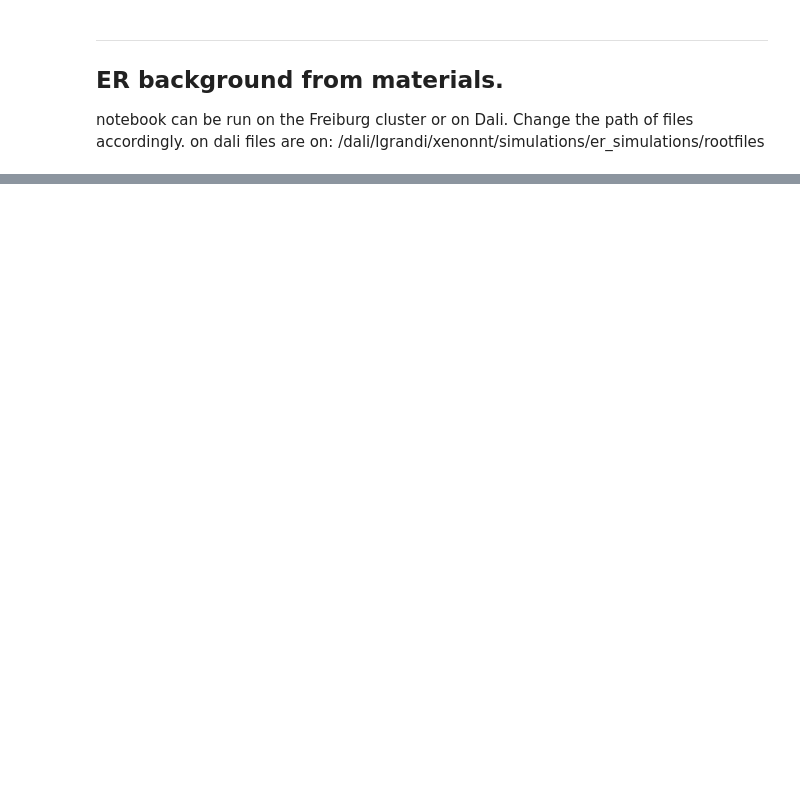
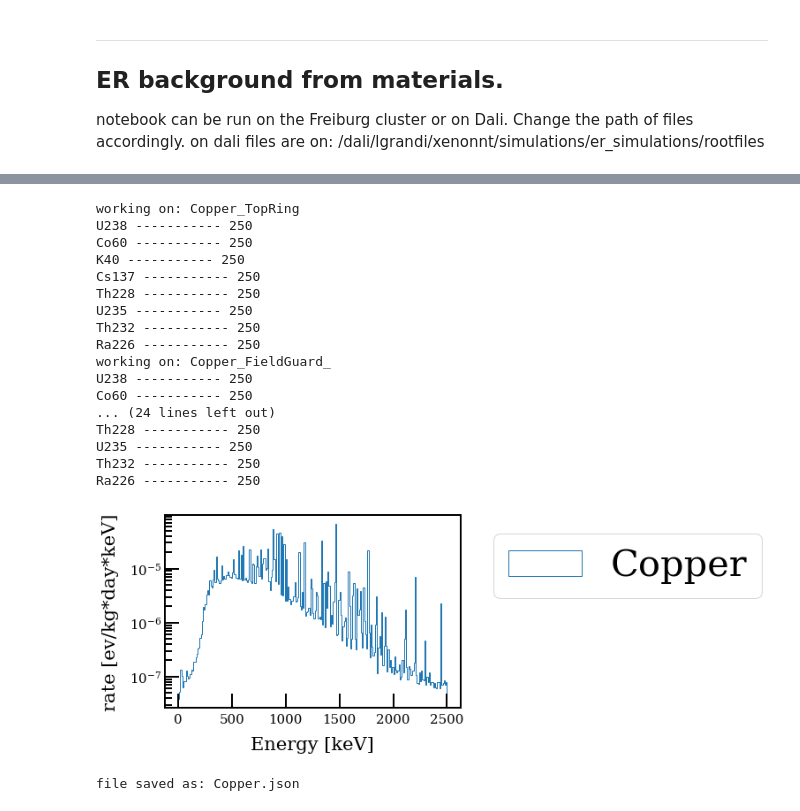
Before and after one commit to ariannarocchetti/MonteCarlo_ER, a Jupyter notebook: notebooks/analysis.ipynb, the cells around one changed output, grey strips where cells are left out. Saved outputs shown, nothing was run; the diff lists cells and outputs as text; code cells hidden in the pictures; blank space fills up the shorter version.

```diff
--- a/notebooks/analysis.ipynb
+++ b/notebooks/analysis.ipynb
@@ -284,13 +338,34 @@ make_spectrum(values, "Teflon")
 # %%
+
 #plot Copper
 components = [
-             "Copper_TopRing",
+             "Copper_TopRing", #OK
              "Copper_FieldGuard_",
              "Copper_FieldShaperRing_",
              "Copper_BottomPmtPlate"
              ]
-values, bins_plt = plot_total_contribution(500, 0, 2500 )
-make_spectrum(values, "Copper")
+values, bins_plt = plot_total_contribution(bins, min_val, max_val )
+make_spectrum(values, "Copper", bins, min_val, max_val)
+# %% [output]
+working on: Copper_TopRing
+U238 ----------- 250
+Co60 ----------- 250
+K40 ----------- 250
+Cs137 ----------- 250
+Th228 ----------- 250
+U235 ----------- 250
+Th232 ----------- 250
+Ra226 ----------- 250
+working on: Copper_FieldGuard_
+U238 ----------- 250
+Co60 ----------- 250
+... (24 lines left out)
+Th228 ----------- 250
+U235 ----------- 250
+Th232 ----------- 250
+Ra226 ----------- 250
+[figure, added]
+file saved as: Copper.json
 # %%
 #plot pmt
 components = ["PmtTpc"]
```
Also changed, not shown: parts of 37 cells of this notebook, 1 other file.
